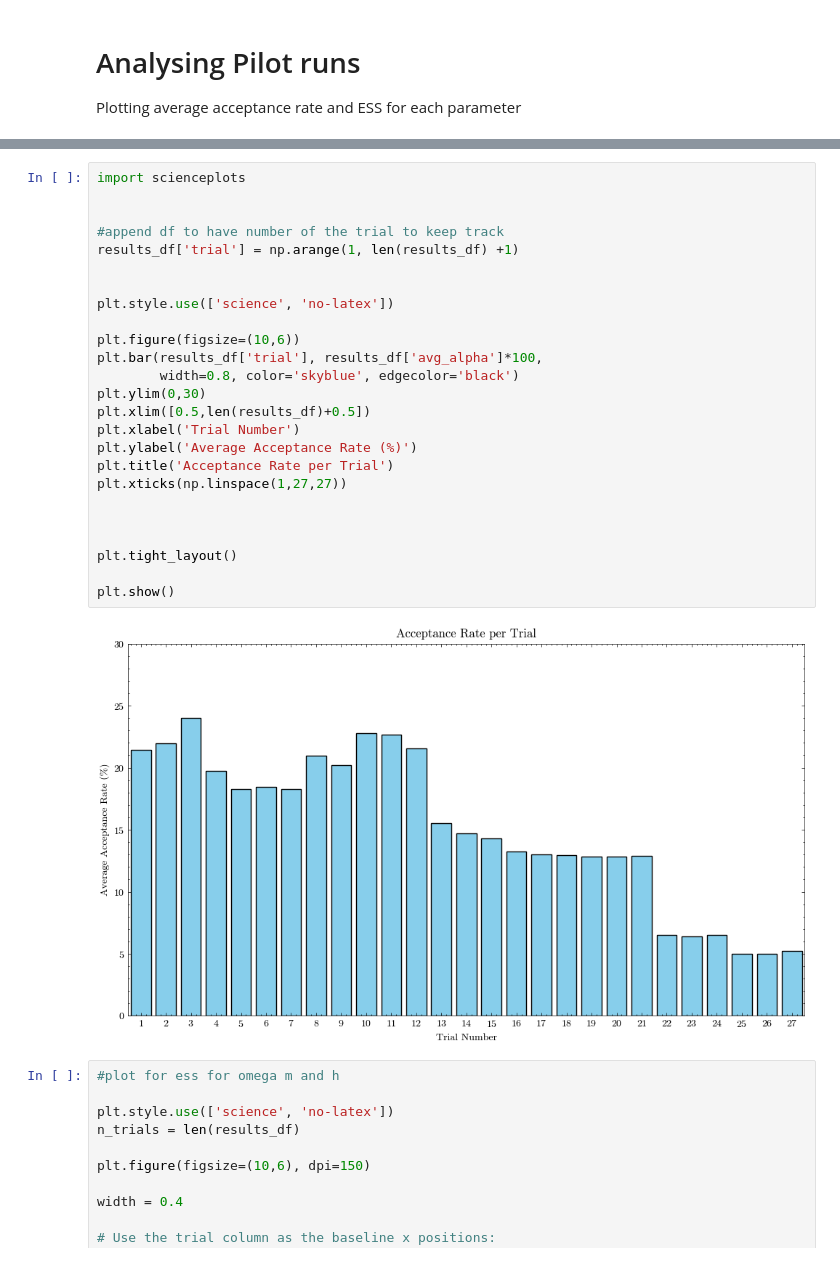
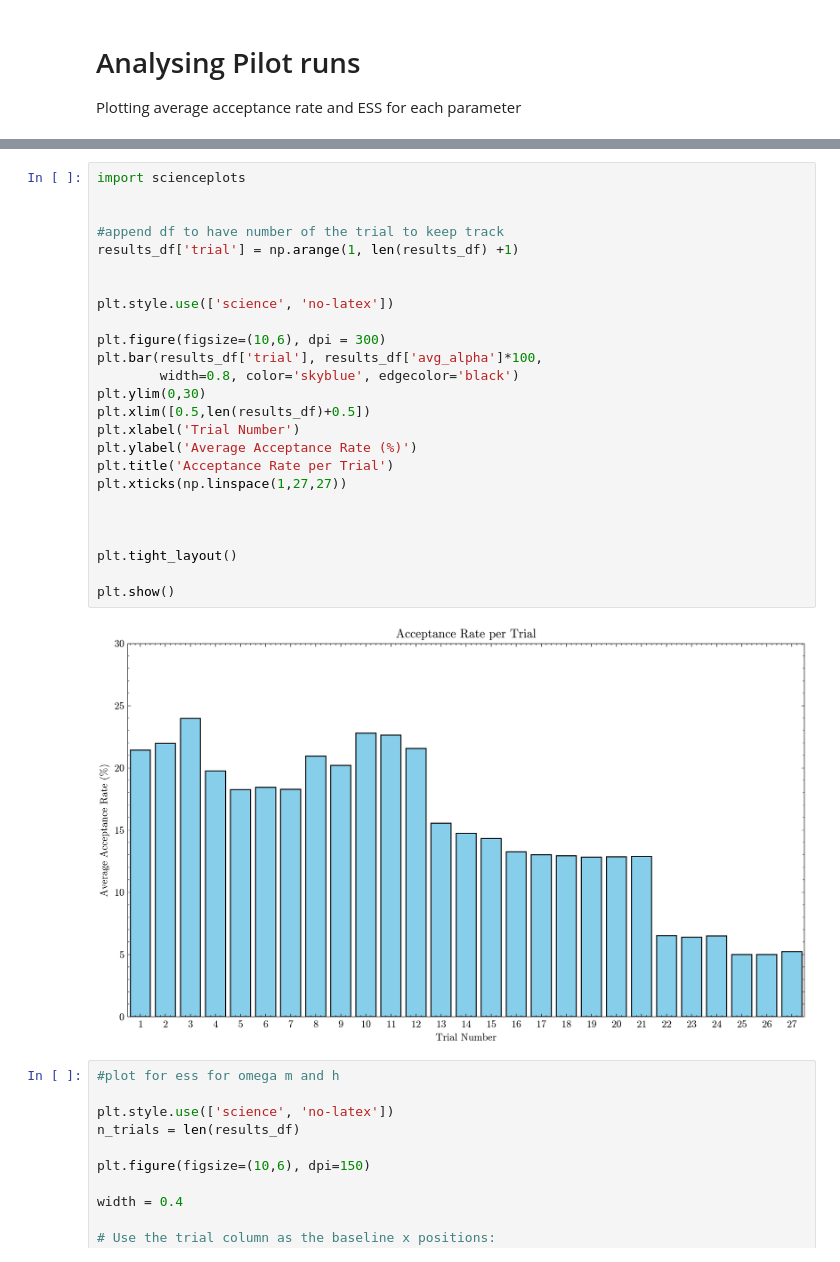
Before and after one commit to josephasal/cosmo_inference, a Jupyter notebook: mcmc/tuning_mcmc.ipynb, the cells around one changed output, grey strips where cells are left out. Drawn from its saved outputs; the diff is of its cells as text.

```diff
--- a/mcmc/tuning_mcmc.ipynb
+++ b/mcmc/tuning_mcmc.ipynb
@@ -147,30 +147,30 @@ Successfully installed SciencePlots-2.1.1
 # %%
 import scienceplots
 
 
 #append df to have number of the trial to keep track
 results_df['trial'] = np.arange(1, len(results_df) +1)
 
 
 plt.style.use(['science', 'no-latex'])
 
-plt.figure(figsize=(10,6))
+plt.figure(figsize=(10,6), dpi = 300)
 plt.bar(results_df['trial'], results_df['avg_alpha']*100,
         width=0.8, color='skyblue', edgecolor='black')
 plt.ylim(0,30)
 plt.xlim([0.5,len(results_df)+0.5])
 plt.xlabel('Trial Number')
 plt.ylabel('Average Acceptance Rate (%)')
 plt.title('Acceptance Rate per Trial')
 plt.xticks(np.linspace(1,27,27))
 
 
 
 plt.tight_layout()
 
 plt.show()
 # %% [output]
-[figure, old version]
+[figure, new version]
 # %%
 #plot for ess for omega m and h
 
```
Also changed, not shown: parts of 4 cells of this notebook.
